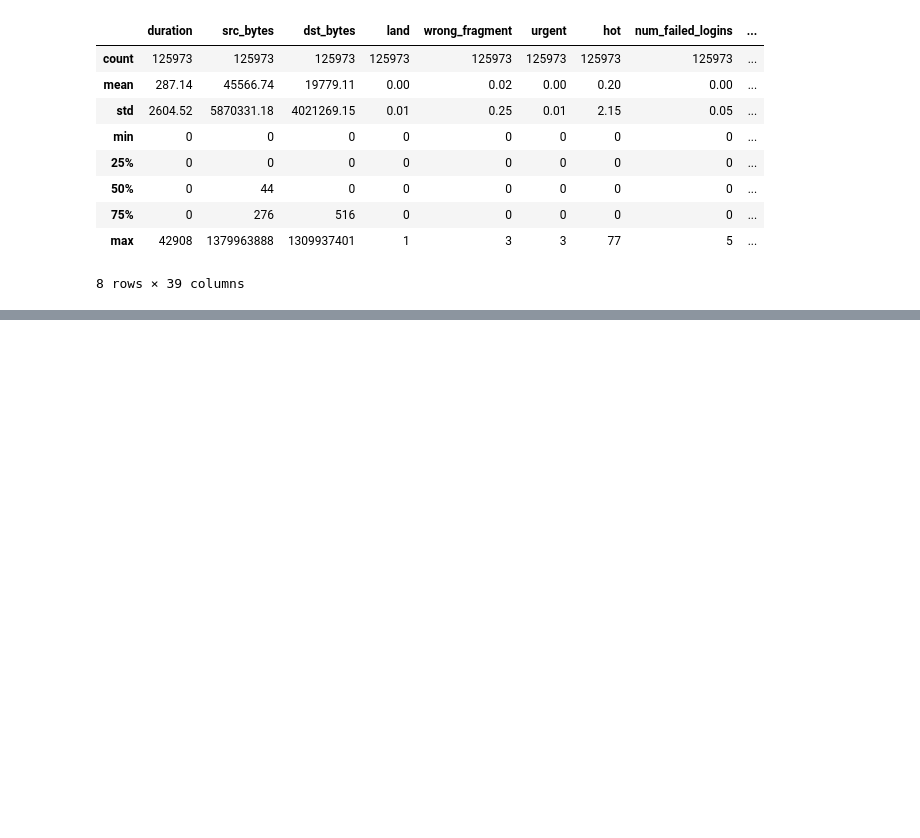
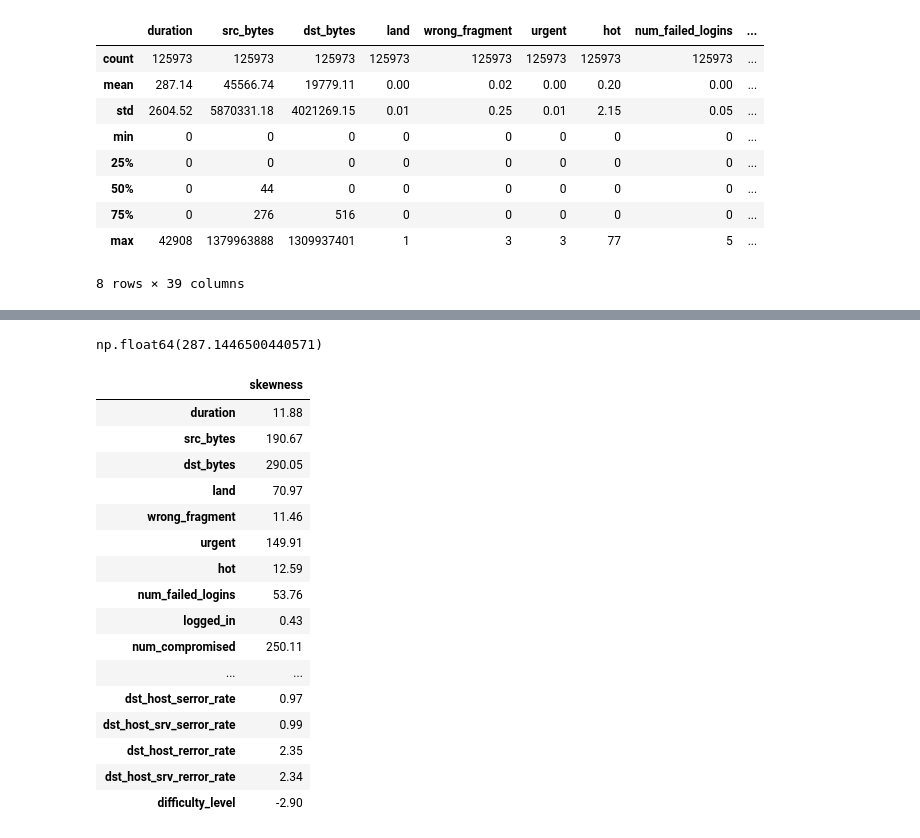
Before and after one commit to NaimPro-tech/Network-Intrusion-Detection-System, a Jupyter notebook: notebooks/intrusion.ipynb, the cells around one changed output, grey strips where cells are left out. Cells and saved outputs as stored; diff of their text form; code cells hidden in the pictures; blank space fills up the shorter version.

```diff
--- a/notebooks/intrusion.ipynb
+++ b/notebooks/intrusion.ipynb
@@ -259,0 +405,54 @@ train_df.describe()
+# %%
+duration_mean = sum(train_df['duration'].values)/sum(train_df['duration'].value_counts())
+duration_mean
+# %% [output]
+np.float64(287.1446500440571)
+# %%
+def skewness(df: pd.DataFrame)->pd.DataFrame:
+    import pandas as pd
+    features = df.select_dtypes(include=['number']).columns.tolist()
+
+    skew_results = {}
+    for col in features:
+        col_data = df[col].values
+        n = len(col_data)
+
+        mean = sum(col_data)/n
+
+        varience_sum= sum((i-mean)**2 for i in col_data)
+        varience = varience_sum/(n-1)
+        std = varience**0.5
+
+        if std==0:
+            skew = 0
+        else:
+            skew = (n/((n-1)*(n-2)))*(sum((i-mean)**3 for i in col_data)/std**3)
+            skew_results[col] = skew
+
+    skew_df = pd.DataFrame({
+        "skewness":pd.Series(skew_results)
+    })
+
+    return skew_df
+# %%
+skew_data = skewness(train_df)
+# %%
+skew_data
+# %% [output]
+|  | skewness |
+| duration | 11.88 |
+| src_bytes | 190.67 |
+| dst_bytes | 290.05 |
+| land | 70.97 |
+| wrong_fragment | 11.46 |
+| urgent | 149.91 |
+| hot | 12.59 |
+| num_failed_logins | 53.76 |
+| logged_in | 0.43 |
+| num_compromised | 250.11 |
+| ... | ... |
+| dst_host_serror_rate | 0.97 |
+| dst_host_srv_serror_rate | 0.99 |
+| dst_host_rerror_rate | 2.35 |
+| dst_host_srv_rerror_rate | 2.34 |
+| difficulty_level | -2.90 |
```
Also changed, not shown: parts of 18 cells of this notebook, 1 other file.
